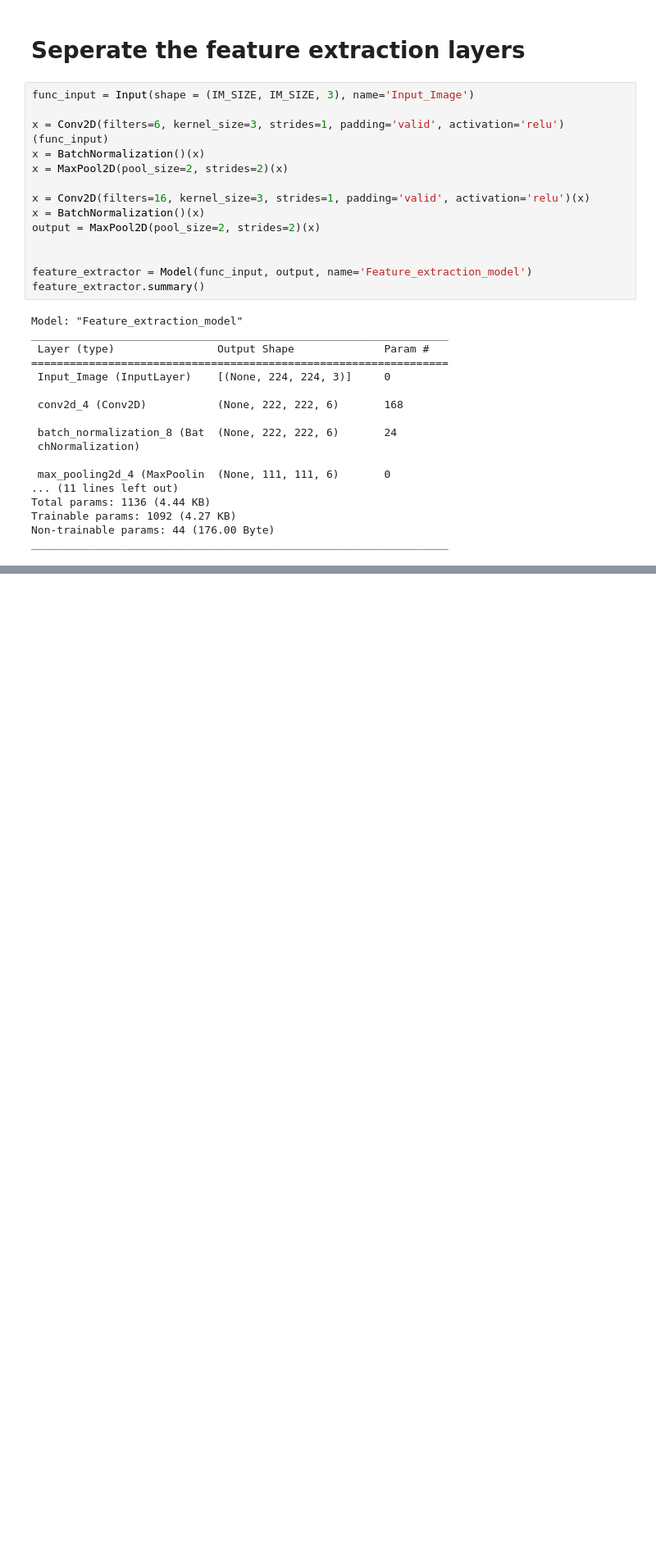
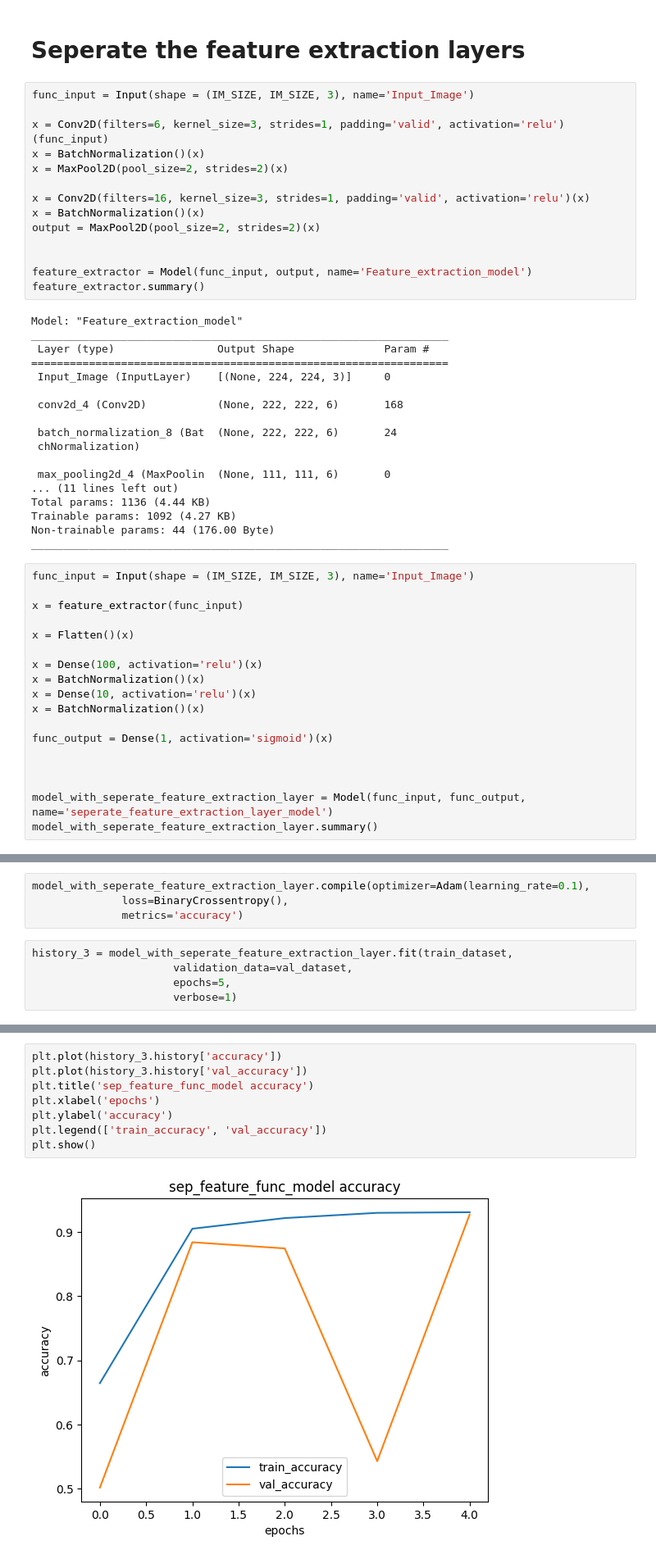
Before and after one commit to HidellaS/Malaria-Diagnosis, a Jupyter notebook: Maleria_Detection.ipynb, the cells around one changed output, grey strips where cells are left out. Shown at 82% size. Drawn from its saved outputs; the diff is of its cells as text; blank space fills up the shorter version.

Commit message:
sperate the feature extraction layer with functional api and created the model

```diff
--- a/Maleria_Detection.ipynb
+++ b/Maleria_Detection.ipynb
@@ -485,3 +485,21 @@ Total params: 1136 (4.44 KB)
 Trainable params: 1092 (4.27 KB)
 Non-trainable params: 44 (176.00 Byte)
 _________________________________________________________________
+# %%
+func_input = Input(shape = (IM_SIZE, IM_SIZE, 3), name='Input_Image')
+
+x = feature_extractor(func_input)
+
+x = Flatten()(x)
+
+x = Dense(100, activation='relu')(x)
+x = BatchNormalization()(x)
+x = Dense(10, activation='relu')(x)
+x = BatchNormalization()(x)
+
+func_output = Dense(1, activation='sigmoid')(x)
+
+
+
+model_with_seperate_feature_extraction_layer = Model(func_input, func_output, name='seperate_feature_extraction_layer_model')
+model_with_seperate_feature_extraction_layer.summary()
@@ -487,0 +524,9 @@ _________________________________________________________________
+# %%
+model_with_seperate_feature_extraction_layer.compile(optimizer=Adam(learning_rate=0.1),
+              loss=BinaryCrossentropy(),
+              metrics='accuracy')
+# %%
+history_3 = model_with_seperate_feature_extraction_layer.fit(train_dataset,
+                      validation_data=val_dataset,
+                      epochs=5,
+                      verbose=1)
@@ -487,0 +544,10 @@ _________________________________________________________________
+# %%
+plt.plot(history_3.history['accuracy'])
+plt.plot(history_3.history['val_accuracy'])
+plt.title('sep_feature_func_model accuracy')
+plt.xlabel('epochs')
+plt.ylabel('accuracy')
+plt.legend(['train_accuracy', 'val_accuracy'])
+plt.show()
+# %% [output]
+[figure, added]
```
Also changed, not shown: parts of 3 cells of this notebook.
